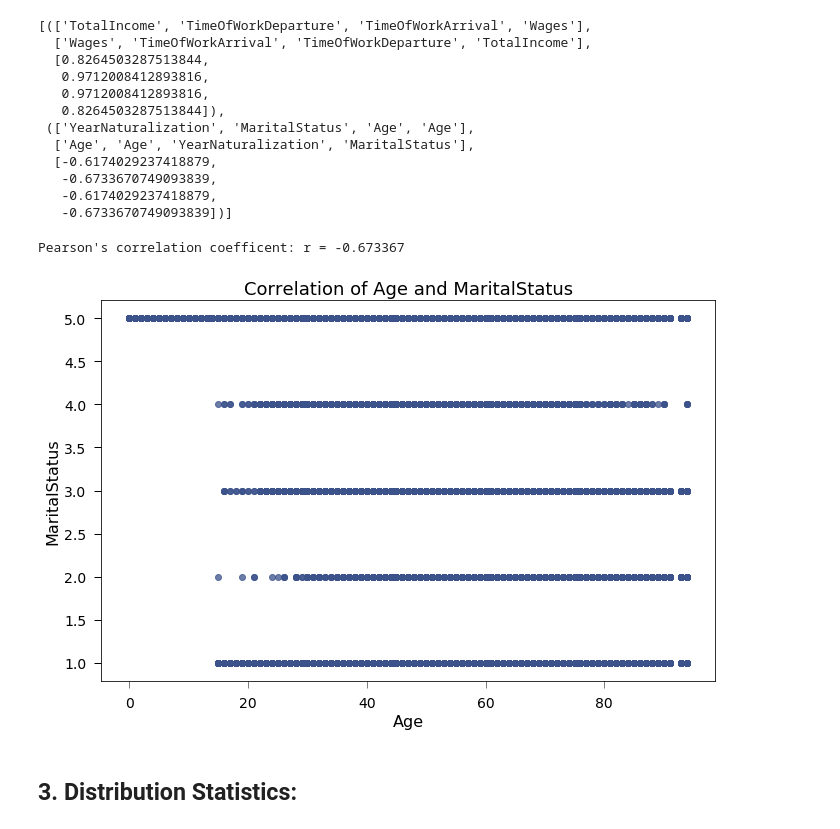
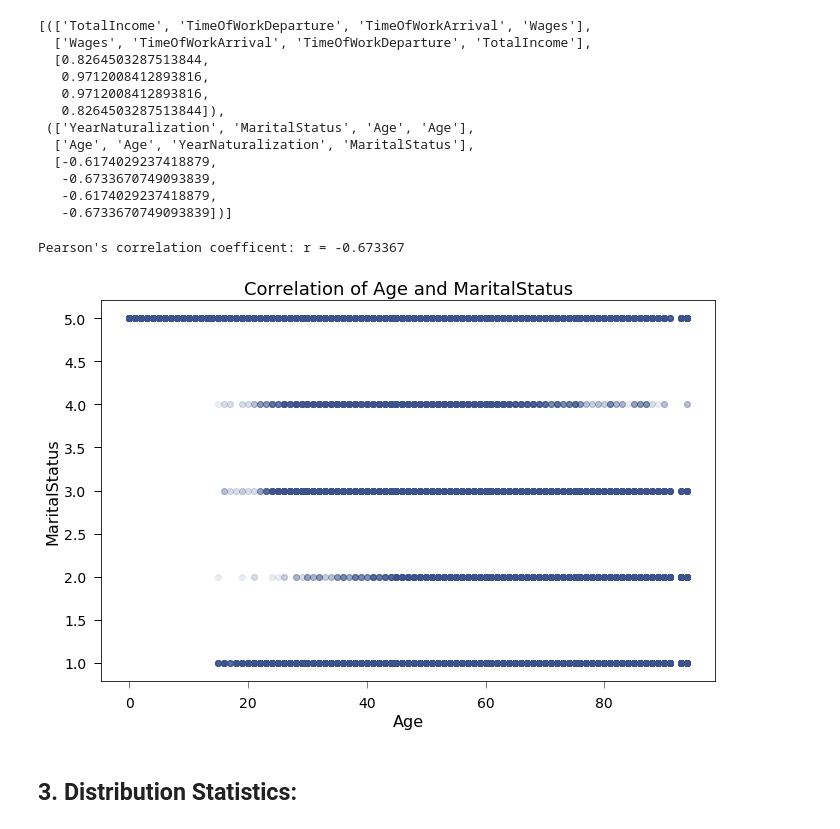
Before and after one commit to MTabbutt/SubGroupExplorerTool_DataViz_CS765, a Jupyter notebook: Tutorial_1_(Full)_USCensus_ACS_2019_Wisconsin.ipynb, the cells around one changed output. Drawn from its saved outputs; the diff is of its cells as text; code cells hidden in the pictures.

```diff
--- a/Tutorial_1_(Full)_USCensus_ACS_2019_Wisconsin.ipynb
+++ b/Tutorial_1_(Full)_USCensus_ACS_2019_Wisconsin.ipynb
@@ -100,10 +102,10 @@ census_data.getMaxCorrelation(threshold=.6)
    -0.6174029237418879,
    -0.6733670749093839])]
 # %%
-census_data.plotCorrelation('Age', 'MaritalStatus')
+census_data.plotCorrelation('Age', 'MaritalStatus', alpha=.1)
 # %% [output]
 Pearson's correlation coefficent: r = -0.673367
-[figure, old version]
+[figure, new version]
 # %% [markdown]
 ## 3. Distribution Statistics:
 # %% [markdown]
```
Also changed, not shown: parts of 9 cells of this notebook, 3 other files.
